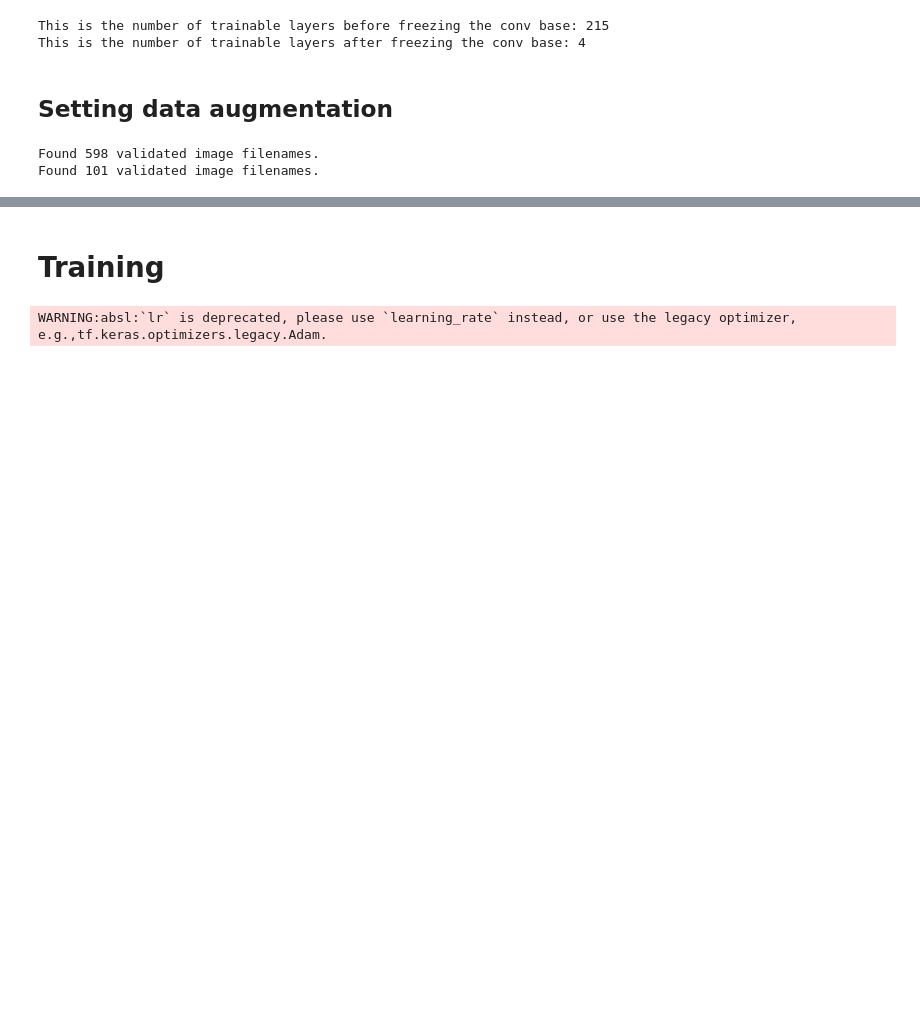
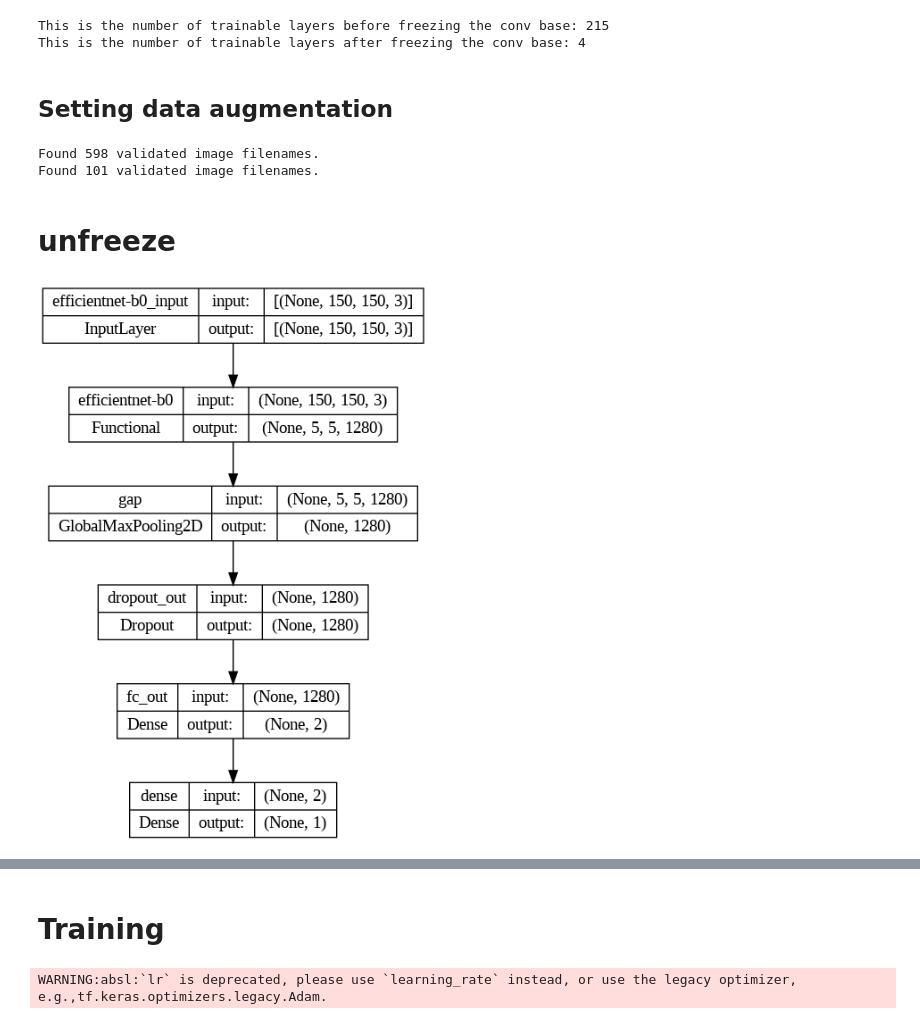
Before and after one commit to kittikhun62/efficientnet_keras_transfer_learning, a Jupyter notebook: regression_2Class_1.ipynb, the cells around one changed output, grey strips where cells are left out. Cells and saved outputs as stored; diff of their text form; code cells hidden in the pictures; blank space fills up the shorter version.

```diff
--- a/regression_2Class_1.ipynb
+++ b/regression_2Class_1.ipynb
@@ -324,3 +322,10 @@ validation_generator = test_datagen.flow_from_dataframe(
 # %% [output]
 Found 598 validated image filenames.
 Found 101 validated image filenames.
+# %% [markdown]
+# unfreeze
+# %%
+from tensorflow.keras.utils import plot_model
+plot_model(model, to_file='conv_base.png', show_shapes=True)
+# %% [output]
+[figure, added]
```
Also changed, not shown: parts of 10 cells of this notebook.
